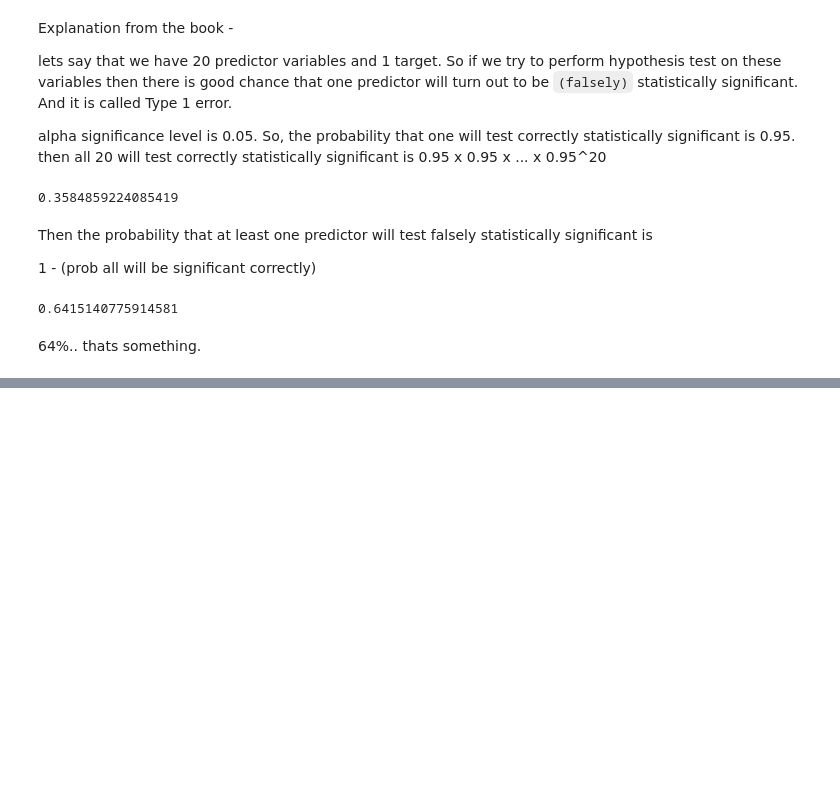
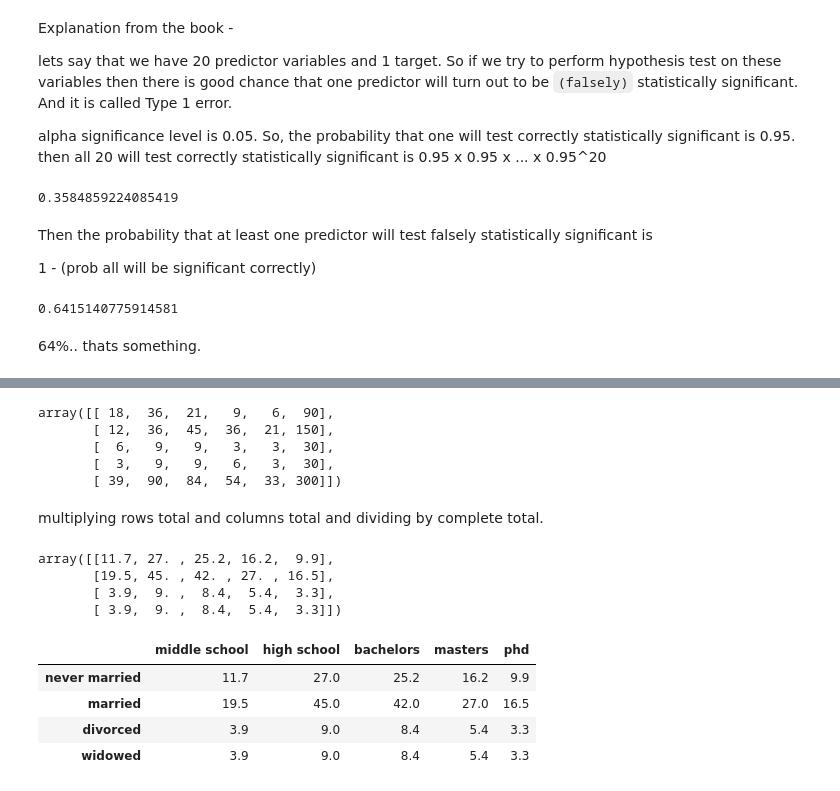
Before and after one commit to NishantBaheti/MachineLearningExploration, a Jupyter notebook: PracticalStatistics/Hypothesis.ipynb, the cells around one changed output, grey strips where cells are left out. Drawn from its saved outputs; the diff is of its cells as text; code cells hidden in the pictures; blank space fills up the shorter version.

```diff
--- a/PracticalStatistics/Hypothesis.ipynb
+++ b/PracticalStatistics/Hypothesis.ipynb
@@ -781,0 +858,32 @@ Then the probability that at least one predictor will test falsely statistically
+# %%
+x = cont_table.values
+x
+# %% [output]
+array([[ 18,  36,  21,   9,   6,  90],
+       [ 12,  36,  45,  36,  21, 150],
+       [  6,   9,   9,   3,   3,  30],
+       [  3,   9,   9,   6,   3,  30],
+       [ 39,  90,  84,  54,  33, 300]])
+# %% [markdown]
+multiplying rows total and columns total and dividing by complete total.
+# %%
+exp_values = (x[:-1,[-1]] @ x[[-1],:-1]) / x[-1,-1]
+exp_values
+# %% [output]
+array([[11.7, 27. , 25.2, 16.2,  9.9],
+       [19.5, 45. , 42. , 27. , 16.5],
+       [ 3.9,  9. ,  8.4,  5.4,  3.3],
+       [ 3.9,  9. ,  8.4,  5.4,  3.3]])
+# %%
+exp_df = pd.DataFrame(
+    exp_values,
+    columns=['middle school','high school','bachelors','masters','phd']
+)
+exp_df.index = obs_df.index
+exp_df
+# %% [output]
+|  | middle school | high school | bachelors | masters | phd |
+| never married | 11.7 | 27.0 | 25.2 | 16.2 | 9.9 |
+| married | 19.5 | 45.0 | 42.0 | 27.0 | 16.5 |
+| divorced | 3.9 | 9.0 | 8.4 | 5.4 | 3.3 |
+| widowed | 3.9 | 9.0 | 8.4 | 5.4 | 3.3 |
```
Also changed, not shown: parts of 33 cells of this notebook.
